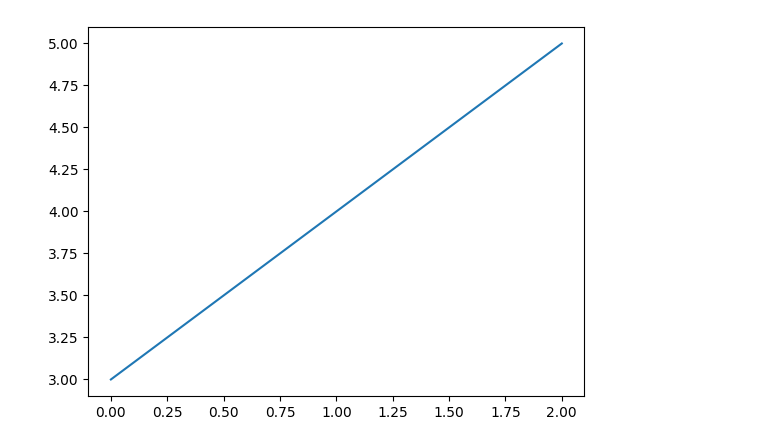
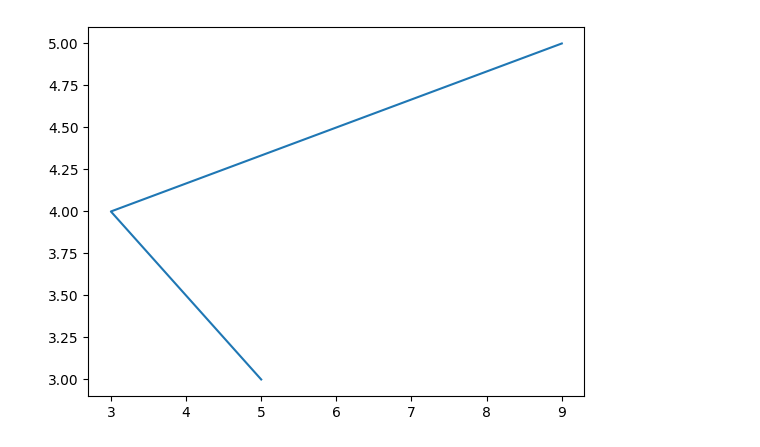
Before and after one commit to roberthsu2003/__2023_07_25__, a Jupyter notebook: lesson14_2.ipynb, the cells around one changed output. Cells and saved outputs as stored; diff of their text form; code cells hidden in the pictures.

```diff
--- a/lesson14_2.ipynb
+++ b/lesson14_2.ipynb
@@ -1,19 +1,19 @@
 # %%
 #標準寫法
 import matplotlib.pyplot as plt
 
 # 1.製作figure
 fig = plt.figure()
 
 # 2.在1.的figure上製作一個axes
 ax_1 = fig.add_subplot(1, 1, 1)
 
 # 3.將圖的數據儲存在axes中
-X = [0, 1, 2]
+X = [5, 3, 9]
 Y = [3, 4, 5]
 ax_1.plot(X, Y)
 
 # 4.顯示圖
 plt.show()
 # %% [output]
-[figure, old version]
+[figure, new version]
```
Also changed, not shown: parts of 1 cell of this notebook.
